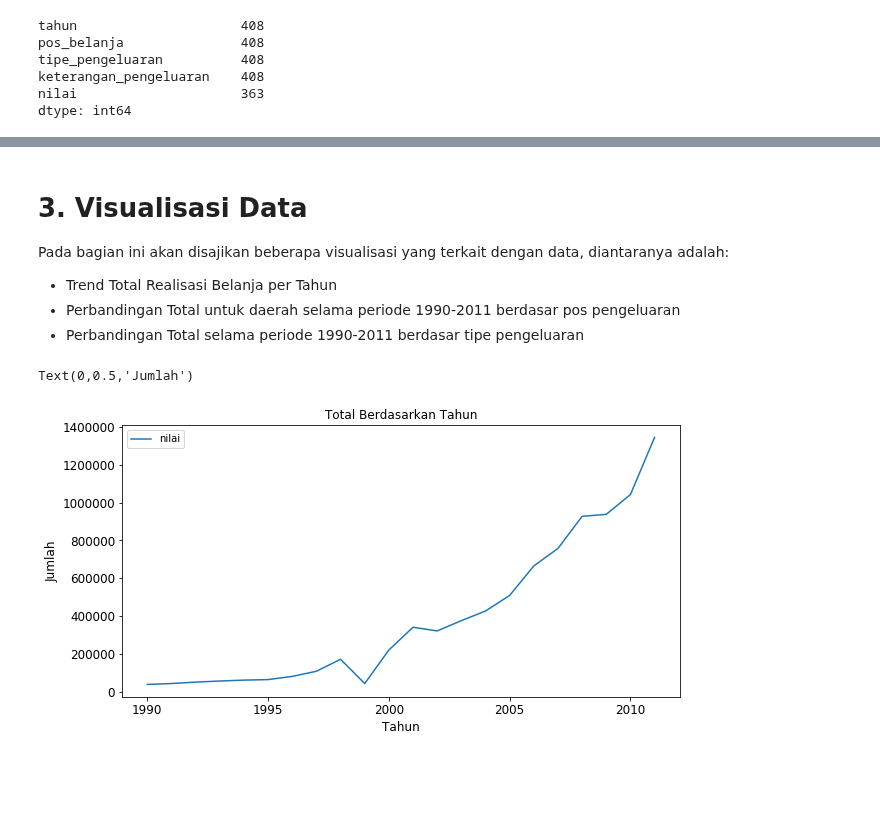
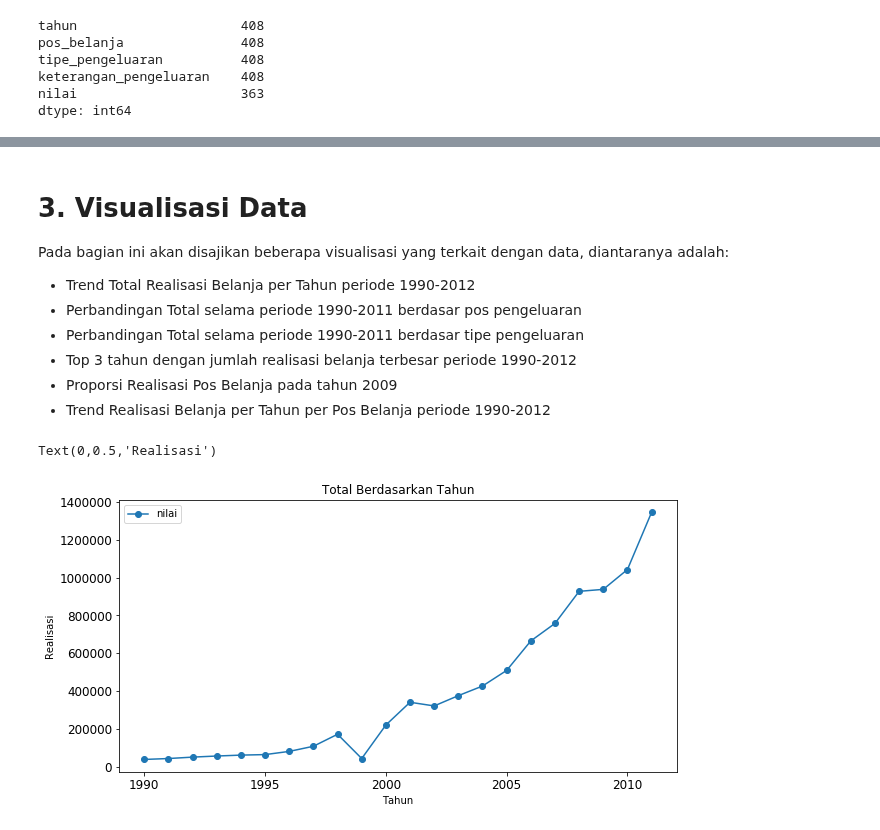
Before and after one commit to dennypirhadi/digitalent2018, a Jupyter notebook: Analisa Data Realisasi Belanja APBN Indonesia 1990-2013.ipynb, the cells around one changed output, grey strips where cells are left out. Cells and saved outputs as stored; diff of their text form; code cells hidden in the pictures; blank space fills up the shorter version.

```diff
--- a/Analisa Data Realisasi Belanja APBN Indonesia 1990-2013.ipynb
+++ b/Analisa Data Realisasi Belanja APBN Indonesia 1990-2013.ipynb
@@ -158,16 +158,19 @@ Name: nilai, Length: 120, dtype: float64
 
 Pada bagian ini akan disajikan beberapa visualisasi yang terkait dengan data, diantaranya adalah:
 
-* Trend Total Realisasi Belanja per Tahun
-* Perbandingan Total untuk daerah selama periode 1990-2011 berdasar pos pengeluaran
+* Trend Total Realisasi Belanja per Tahun periode 1990-2012
+* Perbandingan Total selama periode 1990-2011 berdasar pos pengeluaran
 * Perbandingan Total selama periode 1990-2011 berdasar tipe pengeluaran
+* Top 3 tahun dengan jumlah realisasi belanja terbesar periode 1990-2012
+* Proporsi Realisasi Pos Belanja pada tahun 2009
+* Trend Realisasi Belanja per Tahun per Pos Belanja periode 1990-2012
 # %%
 # Trend Total Realisasi Belanja per Tahun < 2012
 
 ax = real_apbn[real_apbn['tahun']<2012].groupby('tahun').nilai.sum()
-ax = ax.plot(kind='line', title ="Total Berdasarkan Tahun", figsize = (10,5), legend=True, fontsize=12)
-ax.set_xlabel("Tahun", fontsize=12)
-ax.set_ylabel("Jumlah", fontsize=12)
+ax = ax.plot(kind='line', title ="Total Berdasarkan Tahun", marker='o', figsize = (10,5), legend=True, fontsize=12)
+ax.set_xlabel("Tahun", fontsize=10)
+ax.set_ylabel("Realisasi", fontsize=10)
 # %% [output]
-Text(0,0.5,'Jumlah')
+Text(0,0.5,'Realisasi')
-[figure, old version]
+[figure, new version]
```
Also changed, not shown: parts of 6 cells of this notebook.
